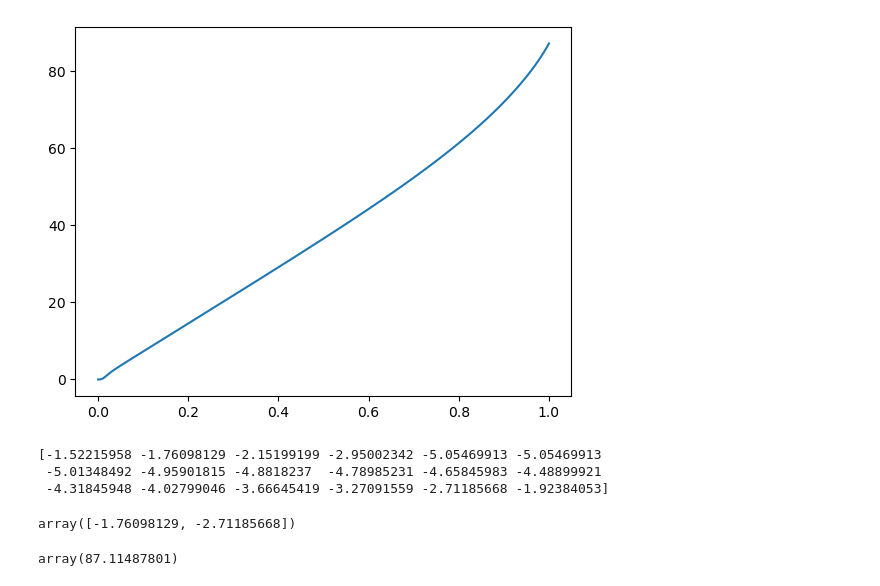
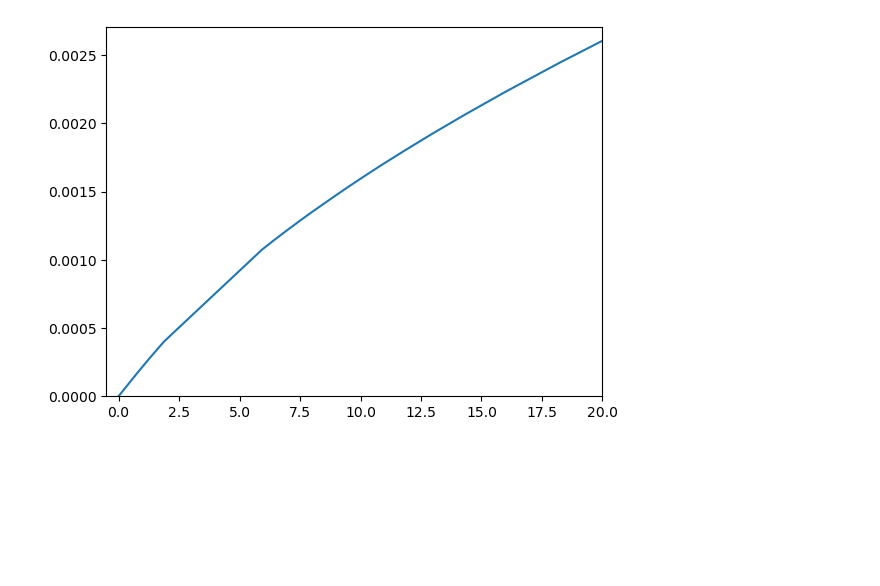
Before and after one commit to seanbartz/DilatonMixingParallel, a Jupyter notebook: Search_by_mass.ipynb, the cells around one changed output. Saved outputs shown, nothing was run; the diff lists cells and outputs as text; code cells hidden in the pictures; blank space fills up the shorter version.

Commit message:
Smooth sigma vs. mq
Improved code to fill in data points so the sigma vs. mq plots will pretty much look smooth

```diff
--- a/Search_by_mass.ipynb
+++ b/Search_by_mass.ipynb
@@ -13,7 +13,7 @@ import matplotlib.pyplot as plt
 # %%
 "Matching Fang paper"
 v4=4.2
-v3= 0#-1e-6 #-22.6/(6*np.sqrt(2))
+v3= -22.6/(6*np.sqrt(2))
 
 def chiral(u,y,params):
     chi,chip=y
@@ -165,18 +165,26 @@ def initial_d0_mq(T,mu,mq_target,lambda1,ui,uf,d0_array):
         old_max_d0=max_d0
         iterations=iterations+1
     # print('iterations',iterations)
+    if mq_array[-1]-mq_array[-2]>5:
+        #create an array of 10 new d0 values evenly spaced between the last two d0 values, that doesn't include either of the last two d0 values
+        d0_new=np.linspace(d0_array[-2],d0_array[-1],10)[1:-1]
+        #calculate the mq_array for the new d0_array
+        mq_new=chiral_solve_IR_parallel(d0_new, lambda1, T, mu, ui, uf, n_jobs=-1)[0]
+        #add the new mq_array to the old mq_array between the last two mq values, same for d0
+        mq_array=np.concatenate((mq_array[:-1],mq_new,mq_array[-1:]))
+        d0_array=np.concatenate((d0_array[:-1],d0_new,d0_array[-1:]))
     return d0_array,mq_array
 
 # finding a range of d0 values that will cover quark masses in a range from 0 to approximately mq_large
 T=1
 mu=0
-mq_large=10
-lambda1=6.5
+mq_large=15
+lambda1=5.7
 ui=1e-4
 uf=1-ui
 numpoints=100
-d0_lower=80
-d0_upper=87.12
+d0_lower=70
+d0_upper=88
 d0_array=np.linspace(d0_lower,d0_upper,numpoints)
 d0_array, mq_array = initial_d0_mq(T, mu, mq_large, lambda1, ui, uf, d0_array)
 
@@ -288,5 +300,0 @@ chi[i]
-# %%
-plt.plot(u,chi)
-plt.show()
-# %% [output]
-[figure, removed]
@@ -295,18 +301,8 @@ plt.show()
-# %%
-print(mq_improved[199:217])
-# %% [output]
-[-1.52215958 -1.76098129 -2.15199199 -2.95002342 -5.05469913 -5.05469913
- -5.01348492 -4.95901815 -4.8818237  -4.78985231 -4.65845983 -4.48899921
- -4.31845948 -4.02799046 -3.66645419 -3.27091559 -2.71185668 -1.92384053]
-# %%
-#create an interpolating function for mq_improved vs d0_array
-mq_interp=interp1d(d0_array,mq_improved)
-
-mq_interp(d0_change)
-# %% [output]
-array([-1.76098129, -2.71185668])
-# %%
-d0_interp=interp1d(mq_improved,d0_array)
-d0_interp(2)
-# %% [output]
-array(87.11487801)
+# %%
+plt.plot(mq_improved,sigma_improved/1e9)
+plt.xlim([min(mq_improved)-.5,20])
+#make the ylimits from 0 to the value of sigma improved at approximately mq=20 (there may not be a value of sigma_improved at exactly mq=20)
+plt.ylim([0,sigma_improved[np.where(mq_improved>20)[0][0]]/1e9])
+plt.show()
+# %% [output]
+[figure, added]
```
Also changed, not shown: parts of 11 cells of this notebook, 7 other files.
